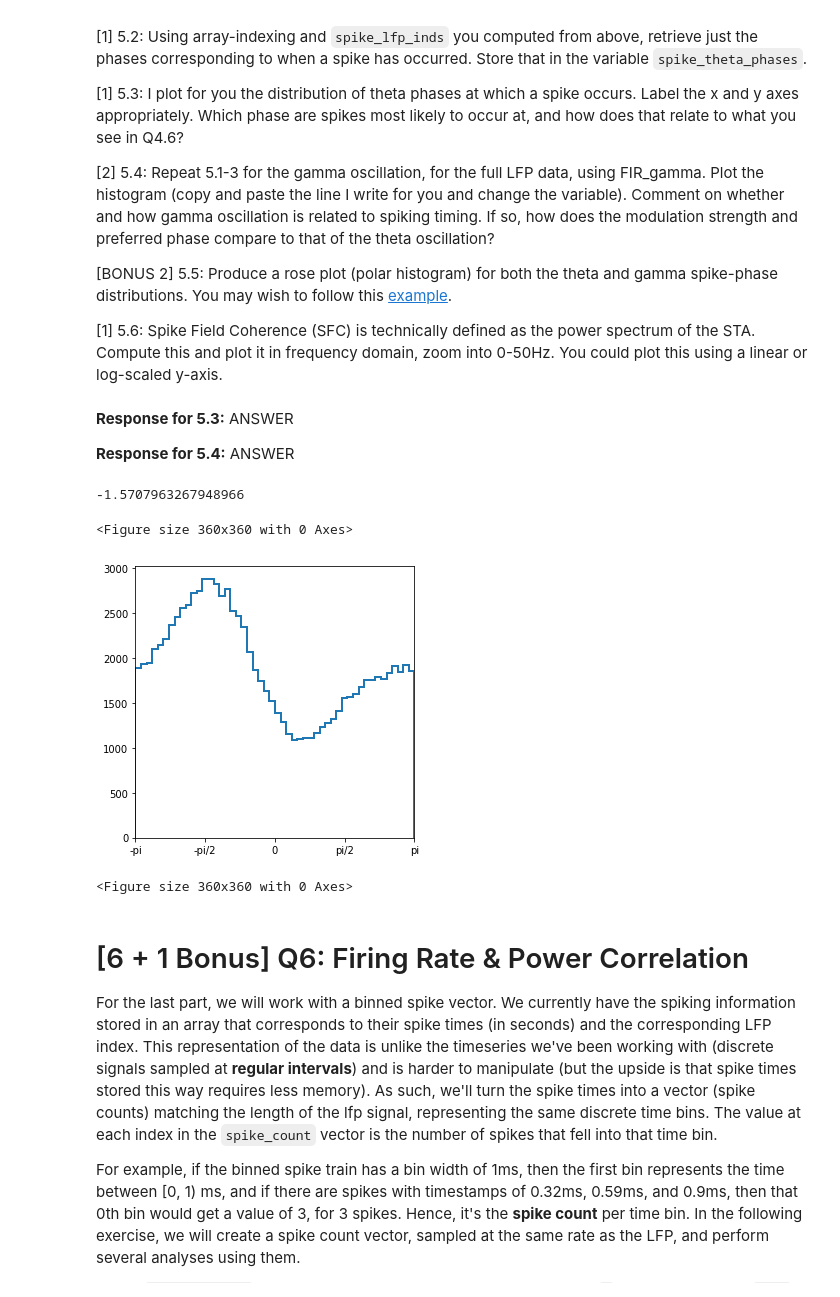
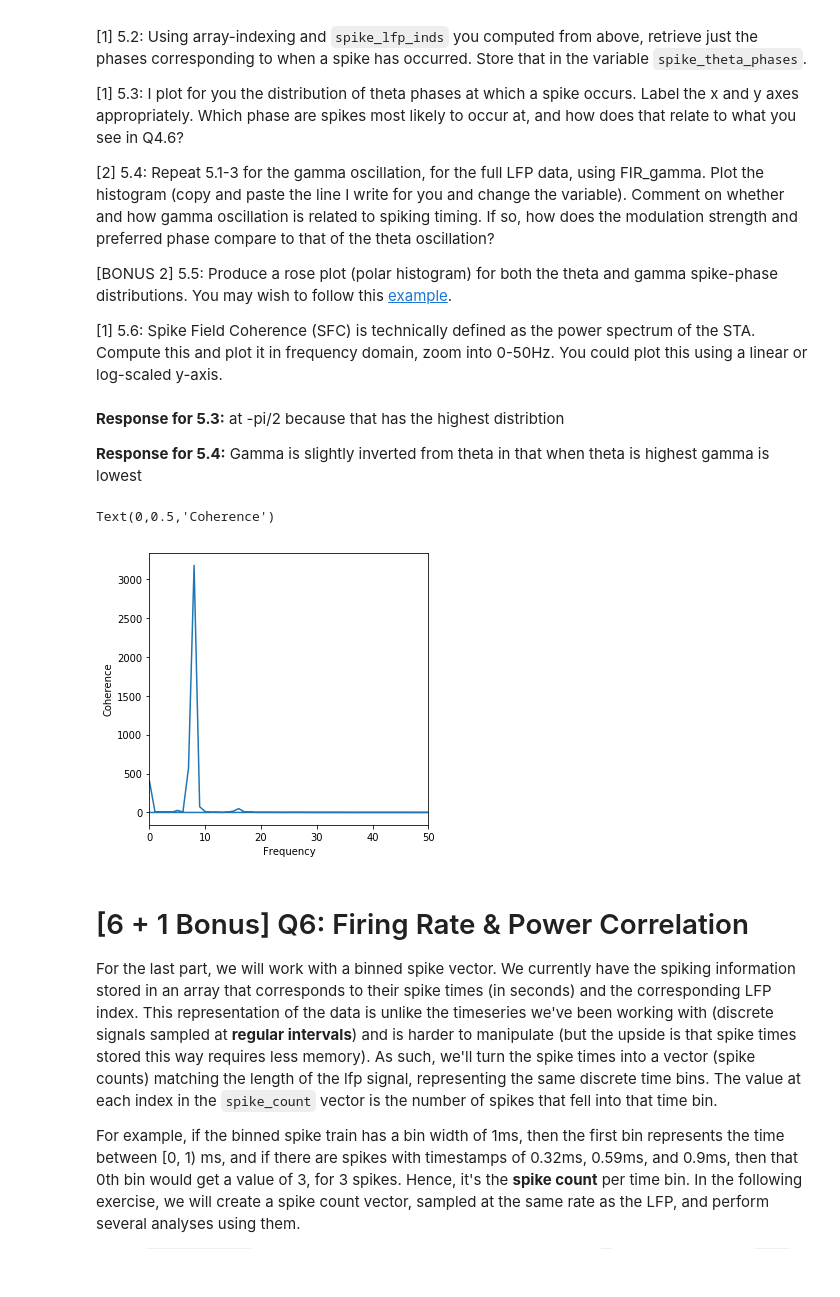
Before and after one commit to benjaminmakowsky/cogs118c, a Jupyter notebook: Assignments/A4-HilbertLFPSpike.ipynb, the cells around one changed output. Saved outputs shown, nothing was run; the diff lists cells and outputs as text; code cells hidden in the pictures.

```diff
--- a/Assignments/A4-HilbertLFPSpike.ipynb
+++ b/Assignments/A4-HilbertLFPSpike.ipynb
@@ -394,10 +394,10 @@ A more frequency-specific way of measuring the interaction between spike timing
 [BONUS 2] 5.5: Produce a rose plot (polar histogram) for both the theta and gamma spike-phase distributions. You may wish to follow this [example](https://matplotlib.org/3.1.0/gallery/pie_and_polar_charts/polar_bar.html).
 
 [1] 5.6: Spike Field Coherence (SFC) is technically defined as the power spectrum of the STA. Compute this and plot it in frequency domain, zoom into 0-50Hz. You could plot this using a linear or log-scaled y-axis.
-# %% [markdown]
-**Response for 5.3:** ANSWER
-
-**Response for 5.4:** ANSWER
+# %% [markdown]
+**Response for 5.3:** at -pi/2 because that has the highest distribtion
+
+**Response for 5.4:** Gamma is slightly inverted from theta in that when theta is highest gamma is lowest
 # %%
 # _FILL_IN_YOUR_CODE_HERE
 analytic_theta = np.convolve(lfp, FIR_theta, mode='same')
@@ -411,21 +411,29 @@ gamma_power, gamma_phase = compute_power_phase(signal.hilbert(np.convolve(lfp, F
 spike_theta_phases = theta_phase[(spike_lfp_inds).astype(int)]
 spike_gamma_phases = gamma_phase[(spike_lfp_inds).astype(int)]
 
+
+
 plt.figure(figsize=(5,5))
 
 # use 50 phase bins to catalogue the spike-phases
 theta_counts, phase_bins, _ = plt.hist(spike_theta_phases,50, histtype='step', lw=2, label='Theta')
+gamma_counts, phase_bins, _ = plt.hist(spike_gamma_phases,50, histtype='step', lw=2, label='Gamma')
+
 plt.xlim([-np.pi, np.pi])
 plt.xticks(np.arange(-np.pi,np.pi+0.1, np.pi/2), ['-pi','-pi/2','0','pi/2','pi'])
 print(-np.pi/2)
-
-# compute and plot SFC from STA
-plt.figure(figsize=(5,5))
+plt.xlabel('Rads');plt.ylabel('Dist')
+plt.legend()
-# %% [output]
--1.5707963267948966
-<Figure size 360x360 with 0 Axes>
-[figure, removed]
-<Figure size 360x360 with 0 Axes>
+# %%
+# compute and plot SFC from STA
+plt.figure(figsize=(5,5))
+SFC = np.abs(np.fft.fft(STA))**2
+plt.xlim([0,50])
+plt.plot(np.fft.fftfreq(SFC.size,1/lfp_fs),SFC)
+plt.xlabel('Frequency');plt.ylabel('Coherence')
+# %% [output]
+Text(0,0.5,'Coherence')
+[figure, added]
 # %% [markdown]
 # [6 + 1 Bonus] Q6: Firing Rate & Power Correlation
 For the last part, we will work with a binned spike vector. We currently have the spiking information stored in an array that corresponds to their spike times (in seconds) and the corresponding LFP index. This representation of the data is unlike the timeseries we've been working with (discrete signals sampled at **regular intervals**) and is harder to manipulate (but the upside is that spike times stored this way requires less memory). As such, we'll turn the spike times into a vector (spike counts) matching the length of the lfp signal, representing the same discrete time bins. The value at each index in the `spike_count` vector is the number of spikes that fell into that time bin.
```
Also changed, not shown: parts of 9 cells of this notebook, 7 other files.
